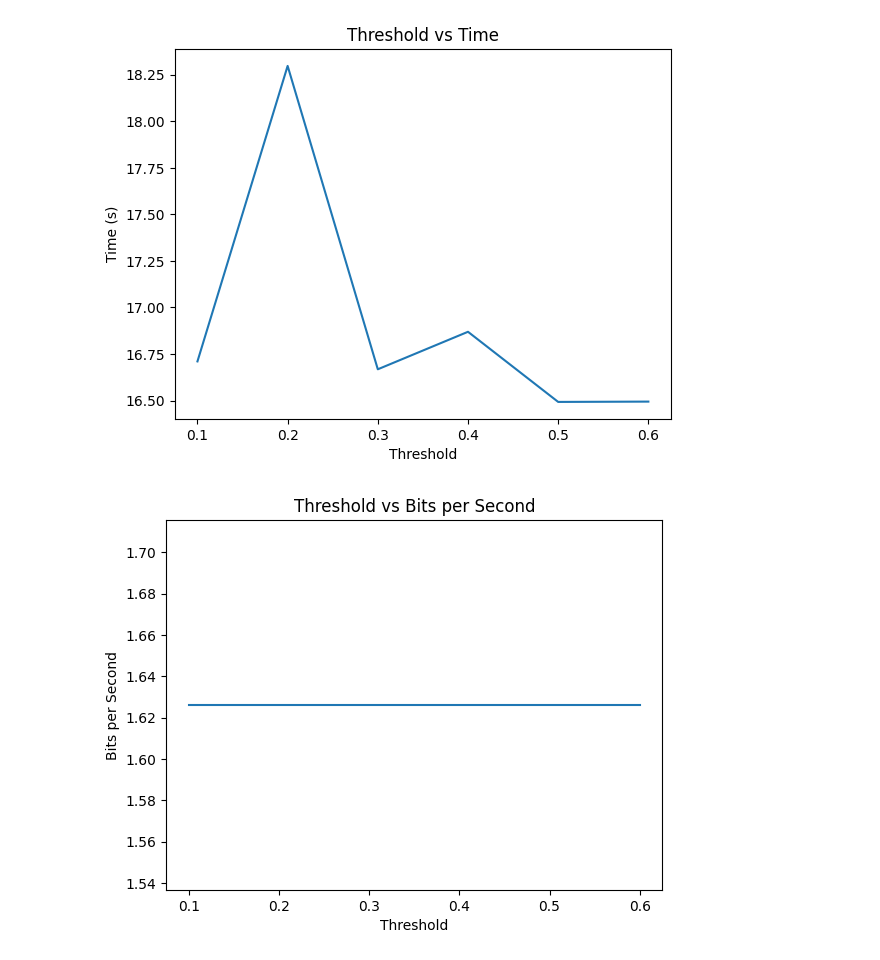
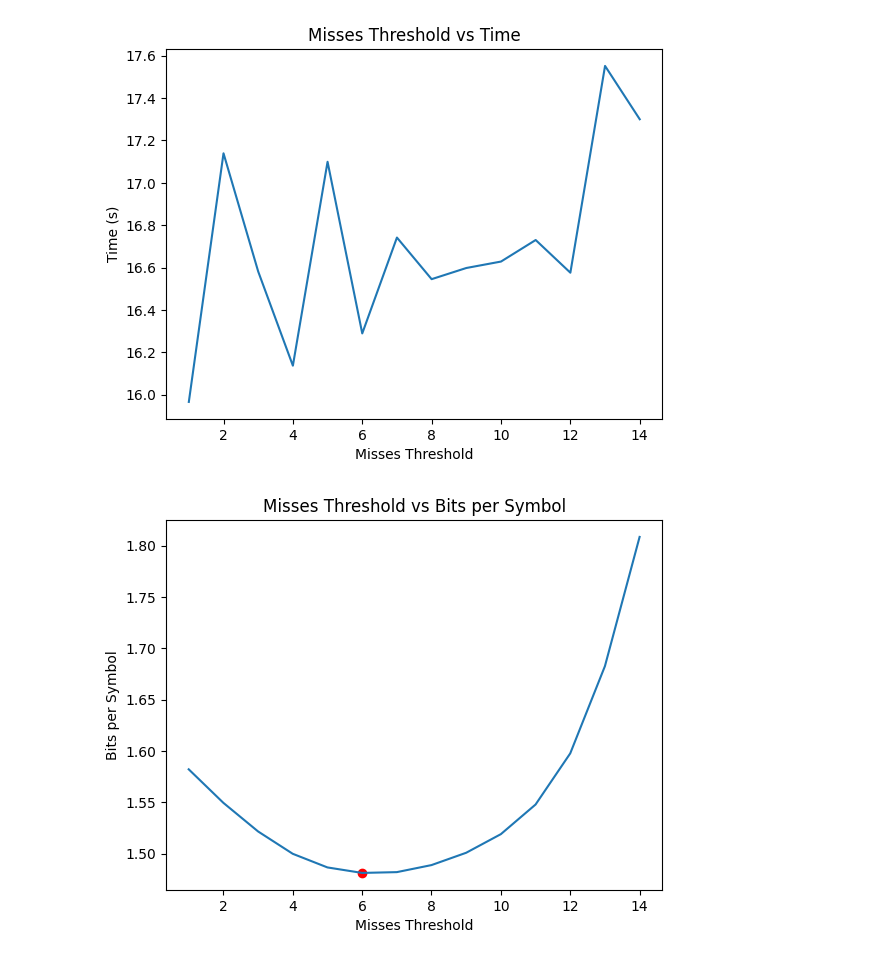
Before and after one commit to joaompfonseca/tai-assignment1-group8, a Jupyter notebook: graphs.ipynb, the cells around one changed output. Drawn from its saved outputs; the diff is of its cells as text; code cells hidden in the pictures.

Commit message:
Final Results

```diff
--- a/graphs.ipynb
+++ b/graphs.ipynb
@@ -22,21 +58,28 @@ plt.show()
 # %%
-data = pd.read_csv('results/threshold.csv')
+data = pd.read_csv('results/misses_threshold.csv')
 
-plt.plot(data['threshold'], data['time'])
-plt.xlabel('Threshold')
+plt.plot(data['misses_threshold'], data['time'])
+plt.xlabel('Misses Threshold')
 plt.ylabel('Time (s)')
-plt.title('Threshold vs Time')
+plt.title('Misses Threshold vs Time')
 plt.show()
 # %% [output]
-[figure, old version]
+[figure, new version]
 # %%
-plt.plot(data['threshold'], data['bps'])
-plt.xlabel('Threshold')
-plt.ylabel('Bits per Second')
-plt.title('Threshold vs Bits per Second')
+min_bps_index = np.argmin(data['bps'])
+min_bps_value = data['bps'][min_bps_index]
+min_misses_threshold = data['misses_threshold'][min_bps_index]
+
+plt.plot(data['misses_threshold'], data['bps'])
+plt.xlabel('Misses Threshold')
+plt.ylabel('Bits per Symbol')
+plt.title('Misses Threshold vs Bits per Symbol')
+
+plt.scatter(min_misses_threshold, min_bps_value, color='red')
+
 plt.show()
 # %% [output]
-[figure, old version]
+[figure, new version]
 # %%
 data = pd.read_csv('results/alpha.csv')
 
```
Also changed, not shown: parts of 10 cells of this notebook, 24 other files.
